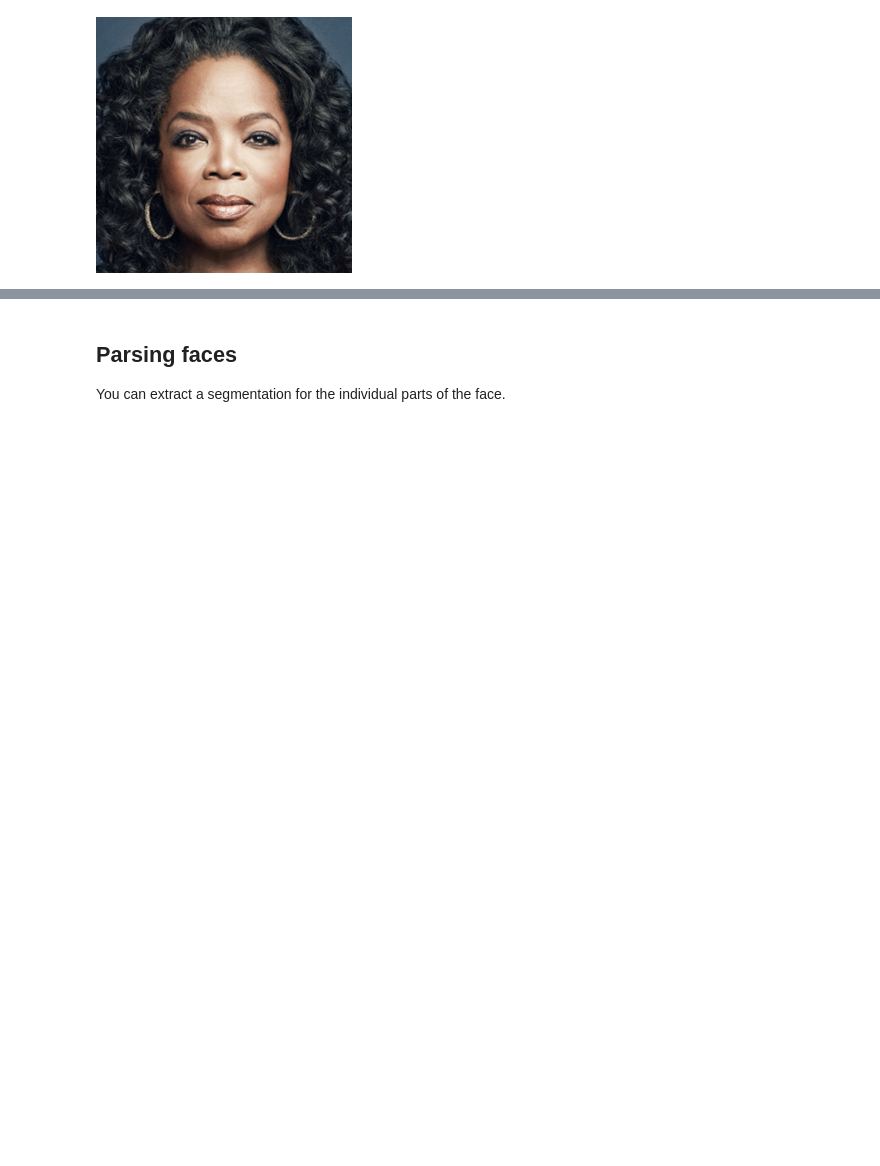
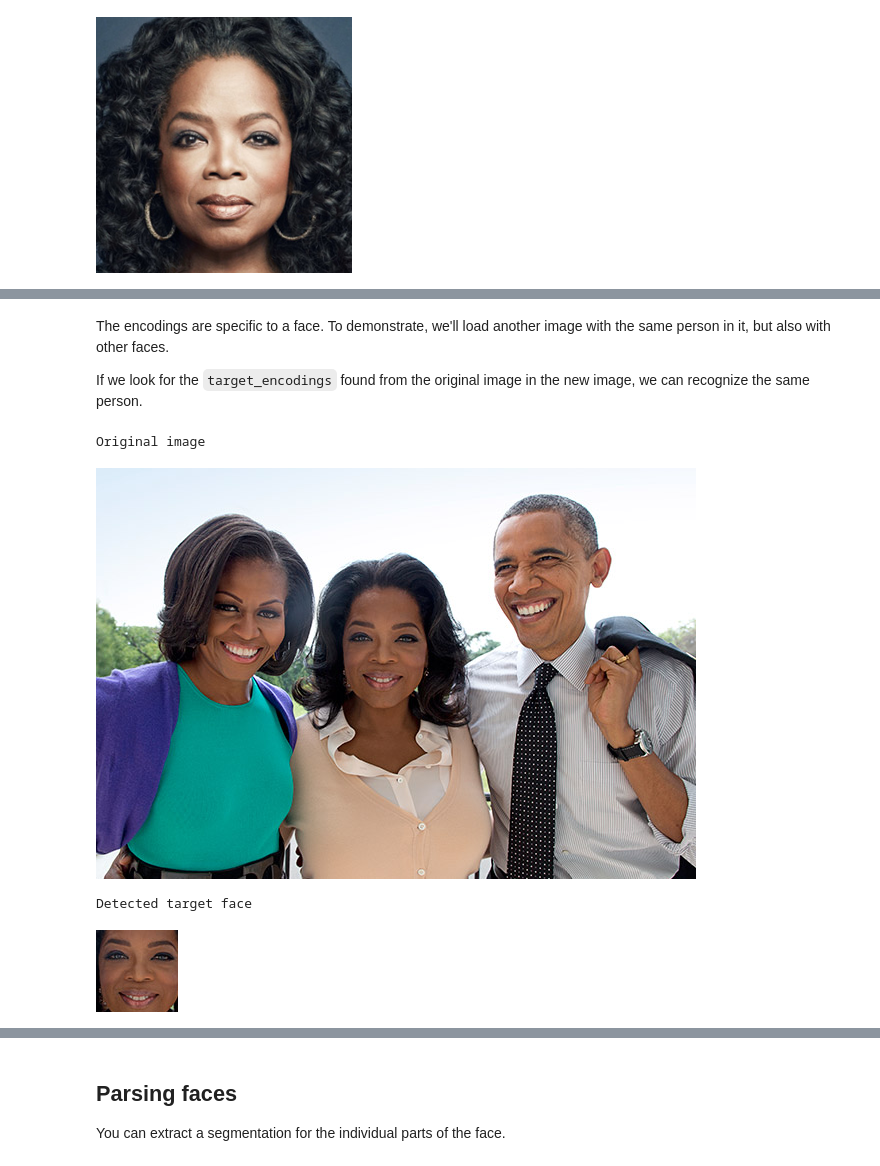
Before and after one commit to ml4a/ml4a, a Jupyter notebook: examples/tools/face_processing.ipynb, the cells around one changed output, grey strips where cells are left out. Saved outputs shown, nothing was run; the diff lists cells and outputs as text; code cells hidden in the pictures; blank space fills up the shorter version.

```diff
--- a/examples/tools/face_processing.ipynb
+++ b/examples/tools/face_processing.ipynb
@@ -30,0 +60,17 @@ To-do: extracting landmarks for detected face features.
+# %% [markdown]
+The encodings are specific to a face. To demonstrate, we'll load another image with the same person in it, but also with other faces.
+
+If we look for the `target_encodings` found from the original image in the new image, we can recognize the same person.
+# %%
+img2 = image.load_image('https://static.oprah.com/images/201211/omag/201211-omag-obamas-closeup-600x411.jpg')
+
+x, y, w, h, target_landmarks = face.get_face(img2, target_encodings[0])
+cropped_face = img2.crop((x,y,x+w,y+h))
+
+image.display(img2, title='Original image')
+image.display(cropped_face, title='Detected target face')
+# %% [output]
+Original image
+[figure, added]
+Detected target face
+[figure, added]
```
Also changed, not shown: parts of 13 cells of this notebook, 2 other files.
